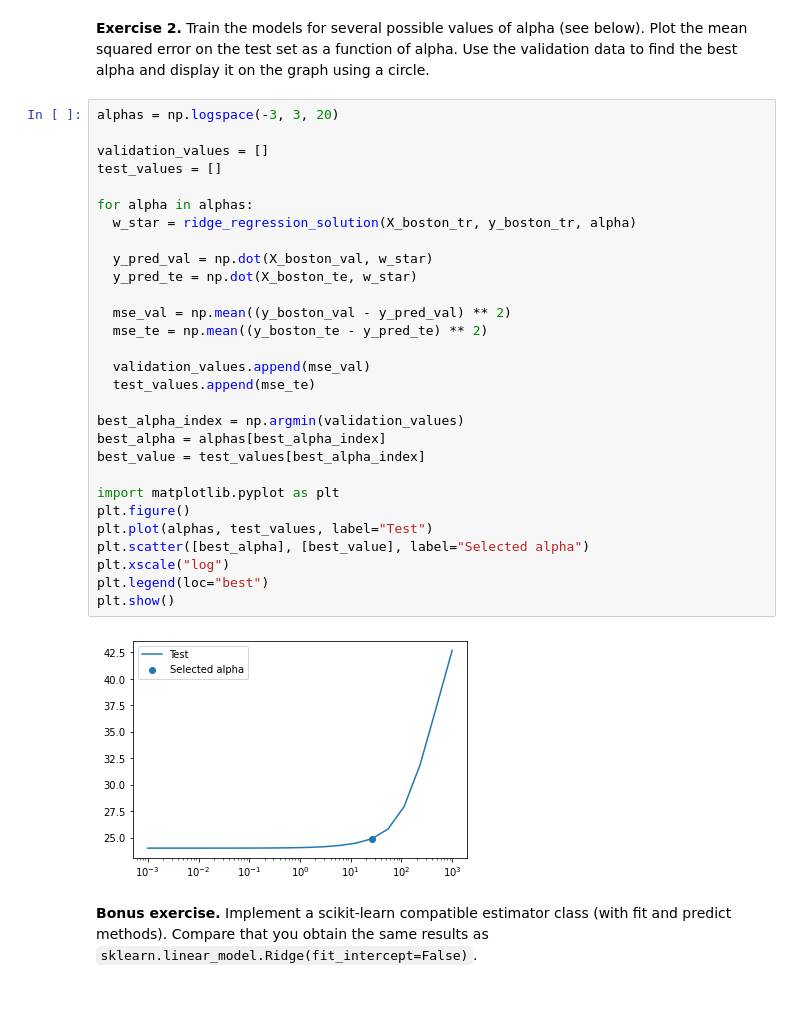
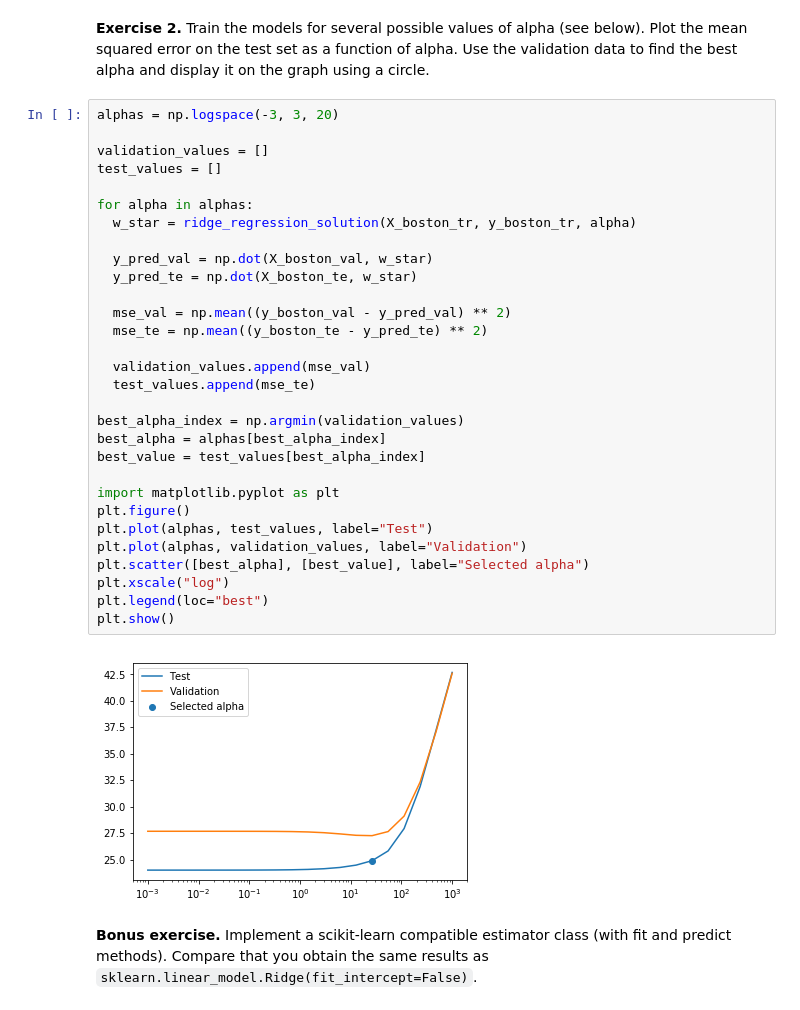
Before and after one commit to data-psl/lectures2020, a Jupyter notebook: notebooks/03_optimization_corrected.ipynb, the cells around one changed output. Cells and saved outputs as stored; diff of their text form.

```diff
--- a/notebooks/03_optimization_corrected.ipynb
+++ b/notebooks/03_optimization_corrected.ipynb
@@ -45,34 +45,35 @@ np.sqrt(np.sum(gradient ** 2))
 # %%
 alphas = np.logspace(-3, 3, 20)
 
 validation_values = []
 test_values = []
 
 for alpha in alphas:
   w_star = ridge_regression_solution(X_boston_tr, y_boston_tr, alpha)
 
   y_pred_val = np.dot(X_boston_val, w_star)
   y_pred_te = np.dot(X_boston_te, w_star)
 
   mse_val = np.mean((y_boston_val - y_pred_val) ** 2)
   mse_te = np.mean((y_boston_te - y_pred_te) ** 2)
 
   validation_values.append(mse_val)
   test_values.append(mse_te)
 
 best_alpha_index = np.argmin(validation_values)
 best_alpha = alphas[best_alpha_index]
 best_value = test_values[best_alpha_index]
 
 import matplotlib.pyplot as plt
 plt.figure()
 plt.plot(alphas, test_values, label="Test")
+plt.plot(alphas, validation_values, label="Validation")
 plt.scatter([best_alpha], [best_value], label="Selected alpha")
 plt.xscale("log")
 plt.legend(loc="best")
 plt.show()
 # %% [output]
-[figure, old version]
+[figure, new version]
 # %% [markdown]
 **Bonus exercise.** Implement a scikit-learn compatible estimator class (with fit and predict methods). Compare that you obtain the same results as `sklearn.linear_model.Ridge(fit_intercept=False)`.
 # %%
```
Also changed, not shown: parts of 18 cells of this notebook, 12 other files.
